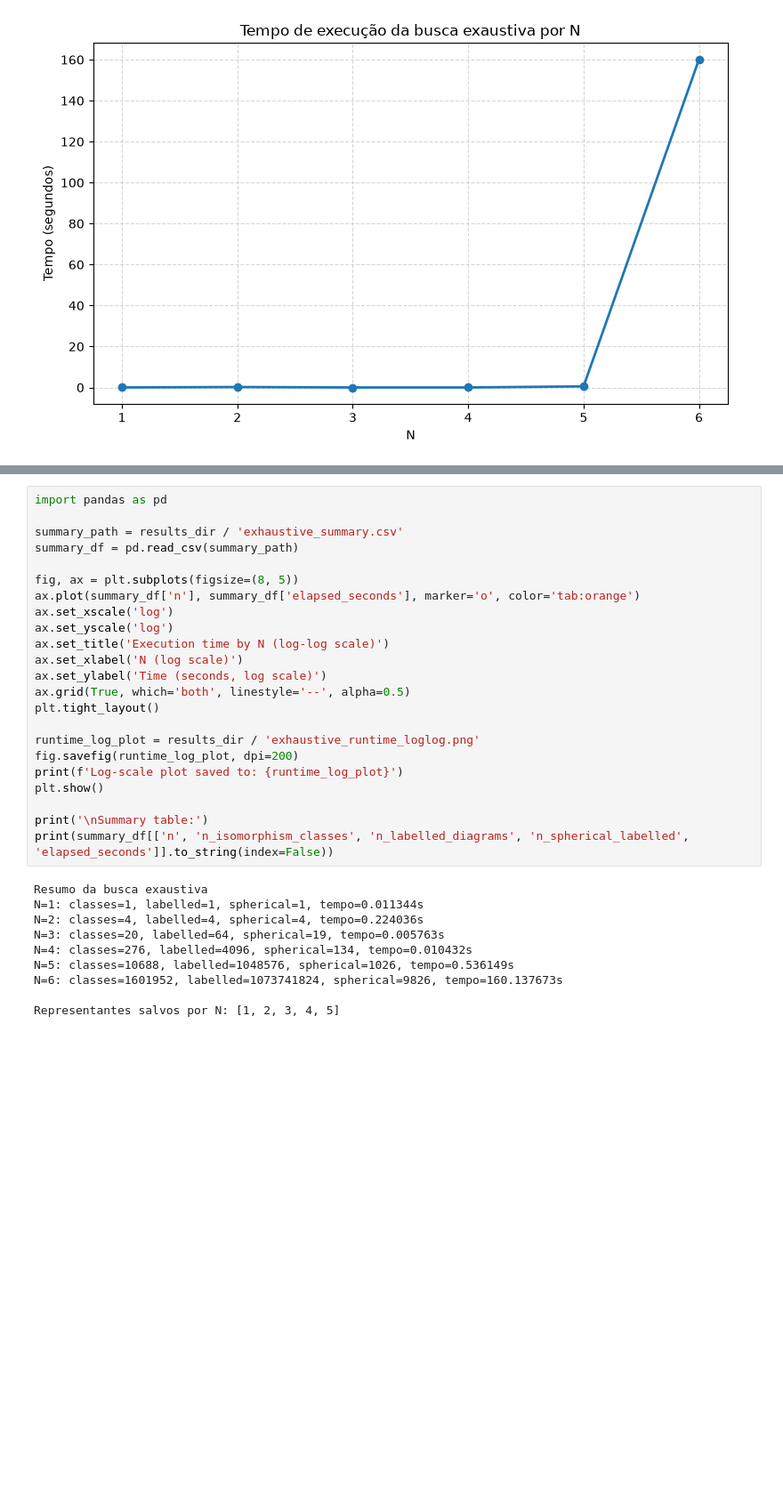
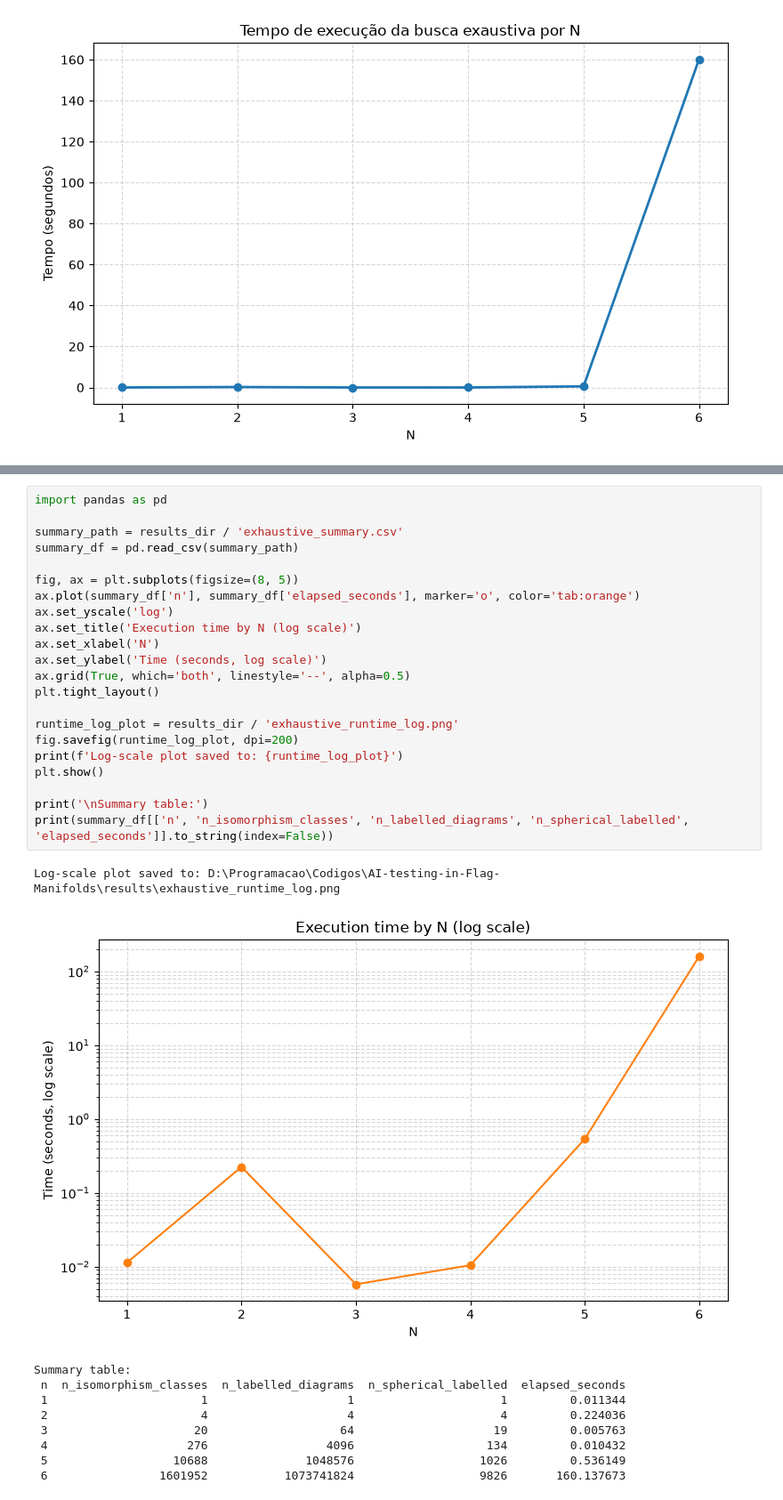
Before and after one commit to Caioriqui/AI-testing-in-Flag-Manifolds, a Jupyter notebook: notebooks/01_exhaustive_search_benchmark.ipynb, the cells around one changed output, grey strips where cells are left out. Shown at 89% size. Cells and saved outputs as stored; diff of their text form; blank space fills up the shorter version.

Commit message:
Log scale in exhaustive runtime

```diff
--- a/notebooks/01_exhaustive_search_benchmark.ipynb
+++ b/notebooks/01_exhaustive_search_benchmark.ipynb
@@ -157,33 +157,33 @@ The runtime growth is best appreciated on a logarithmic scale, since the search
 # %%
 import pandas as pd
 
 summary_path = results_dir / 'exhaustive_summary.csv'
 summary_df = pd.read_csv(summary_path)
 
 fig, ax = plt.subplots(figsize=(8, 5))
 ax.plot(summary_df['n'], summary_df['elapsed_seconds'], marker='o', color='tab:orange')
-ax.set_xscale('log')
 ax.set_yscale('log')
-ax.set_title('Execution time by N (log-log scale)')
-ax.set_xlabel('N (log scale)')
+ax.set_title('Execution time by N (log scale)')
+ax.set_xlabel('N')
 ax.set_ylabel('Time (seconds, log scale)')
 ax.grid(True, which='both', linestyle='--', alpha=0.5)
 plt.tight_layout()
 
-runtime_log_plot = results_dir / 'exhaustive_runtime_loglog.png'
+runtime_log_plot = results_dir / 'exhaustive_runtime_log.png'
 fig.savefig(runtime_log_plot, dpi=200)
 print(f'Log-scale plot saved to: {runtime_log_plot}')
 plt.show()
 
 print('\nSummary table:')
 print(summary_df[['n', 'n_isomorphism_classes', 'n_labelled_diagrams', 'n_spherical_labelled', 'elapsed_seconds']].to_string(index=False))
 # %% [output]
-Resumo da busca exaustiva
-N=1: classes=1, labelled=1, spherical=1, tempo=0.011344s
-N=2: classes=4, labelled=4, spherical=4, tempo=0.224036s
-N=3: classes=20, labelled=64, spherical=19, tempo=0.005763s
-N=4: classes=276, labelled=4096, spherical=134, tempo=0.010432s
-N=5: classes=10688, labelled=1048576, spherical=1026, tempo=0.536149s
-N=6: classes=1601952, labelled=1073741824, spherical=9826, tempo=160.137673s
-
-Representantes salvos por N: [1, 2, 3, 4, 5]
+Log-scale plot saved to: D:\Programacao\Codigos\AI-testing-in-Flag-Manifolds\results\exhaustive_runtime_log.png
+[figure, added]
+Summary table:
+ n  n_isomorphism_classes  n_labelled_diagrams  n_spherical_labelled  elapsed_seconds
+ 1                      1                    1                     1         0.011344
+ 2                      4                    4                     4         0.224036
+ 3                     20                   64                    19         0.005763
+ 4                    276                 4096                   134         0.010432
+ 5                  10688              1048576                  1026         0.536149
+ 6                1601952           1073741824                  9826       160.137673
```
Also changed, not shown: parts of 1 cell of this notebook.
